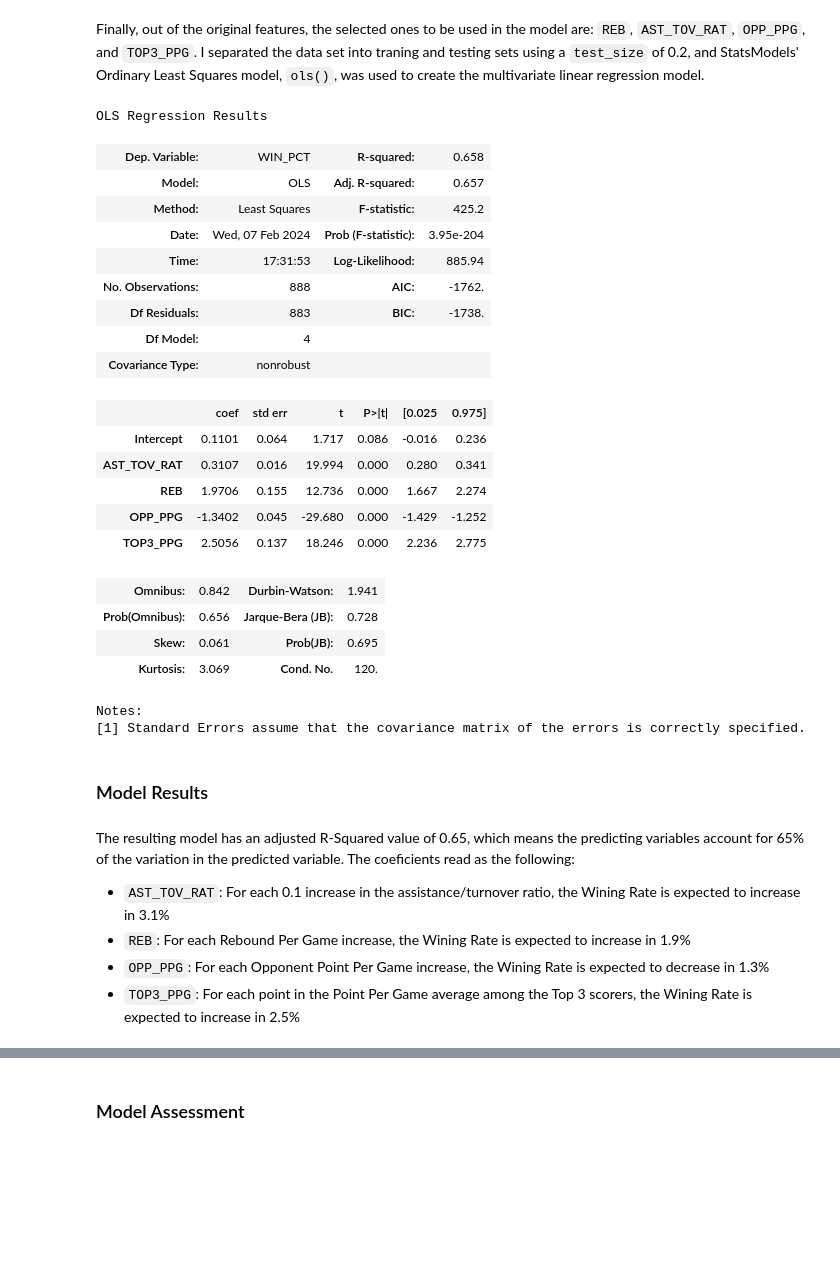
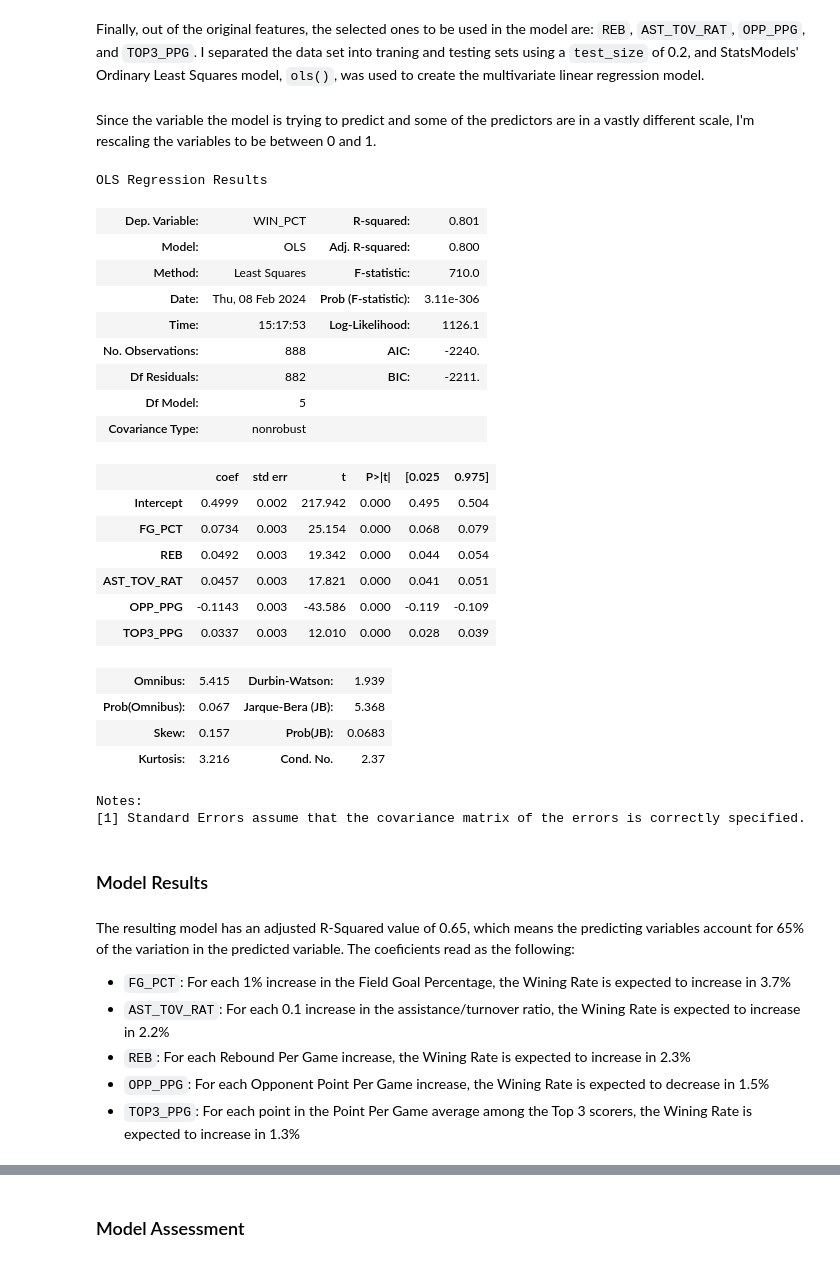
Before and after one commit to marcelcastrolima/nba_data_project, a Jupyter notebook: linear_regression_model.ipynb, the cells around one changed output, grey strips where cells are left out. Drawn from its saved outputs; the diff is of its cells as text; code cells hidden in the pictures; blank space fills up the shorter version.

```diff
--- a/linear_regression_model.ipynb
+++ b/linear_regression_model.ipynb
@@ -99,9 +102,7 @@ all_features_scaled
 Finally, out of the original features, the selected ones to be used in the model are: `REB`, `AST_TOV_RAT`, `OPP_PPG`, and `TOP3_PPG`. I separated the data set into traning and testing sets using a `test_size` of 0.2, and StatsModels' Ordinary Least Squares model, `ols()`, was used to create the multivariate linear regression model.
 # %%
 # Separate data set into the predicted and predicting varibles
-data_X = all_features_scaled[['REB','AST_TOV_RAT', 'OPP_PPG', 'TOP3_PPG']]
-data_Y = all_features_scaled['WIN_PCT']
-
-# Use train_test_split to create the training and testing sets
-X_train, X_test, y_train, y_test = train_test_split(data_X, data_Y,
-                                                    test_size = 0.2, random_state = 7)
+data_X = all_features[['FG_PCT', 'REB', 'AST_TOV_RAT', 'OPP_PPG', 'TOP3_PPG']]
+data_Y = all_features['WIN_PCT']
+# %% [markdown]
+Since the variable the model is trying to predict and some of the predictors are in a vastly different scale, I'm rescaling the variables to be between 0 and 1.
@@ -108,44 +114,56 @@ X_train, X_test, y_train, y_test = train_test_split(data_X, data_Y,
+# %%
+
+std_scaler = StandardScaler()
+X_std_scaled = pd.DataFrame(std_scaler.fit_transform(data_X))
+X_std_scaled = X_std_scaled.rename(columns={0: 'FG_PCT', 1:'REB', 2:'AST_TOV_RAT', 3:'OPP_PPG', 4:'TOP3_PPG'})
+X_std_scaled.index = data_X.index
+# %%
+# Use train_test_split to create the training and testing sets
+X_train, X_test, y_train, y_test = train_test_split(X_std_scaled, data_Y,
+                                                    test_size = 0.2, random_state = 7)
 # %%
 # Write out OLS formula as a string
-ols_formula = "WIN_PCT ~ AST_TOV_RAT + REB + OPP_PPG + TOP3_PPG"
+ols_formula = "WIN_PCT ~ FG_PCT + REB + AST_TOV_RAT + OPP_PPG + TOP3_PPG"
 
 # Create OLS dataframe
 ols_data = pd.concat([X_train, y_train], axis = 1)
 
 # Create OLS object and fit the model
 OLS = ols(formula = ols_formula, data = ols_data)
 model = OLS.fit()
 
 # Get model results
 model.summary()
 # %% [output]
 OLS Regression Results
-| Dep. Variable: | WIN_PCT | R-squared: | 0.658 |
-| Model: | OLS | Adj. R-squared: | 0.657 |
-| Method: | Least Squares | F-statistic: | 425.2 |
-| Date: | Wed, 07 Feb 2024 | Prob (F-statistic): | 3.95e-204 |
-| Time: | 17:31:53 | Log-Likelihood: | 885.94 |
-| No. Observations: | 888 | AIC: | -1762. |
-| Df Residuals: | 883 | BIC: | -1738. |
-| Df Model: | 4 |  |  |
+| Dep. Variable: | WIN_PCT | R-squared: | 0.801 |
+| Model: | OLS | Adj. R-squared: | 0.800 |
+| Method: | Least Squares | F-statistic: | 710.0 |
+| Date: | Thu, 08 Feb 2024 | Prob (F-statistic): | 3.11e-306 |
+| Time: | 15:17:53 | Log-Likelihood: | 1126.1 |
+| No. Observations: | 888 | AIC: | -2240. |
+| Df Residuals: | 882 | BIC: | -2211. |
+| Df Model: | 5 |  |  |
 | Covariance Type: | nonrobust |  |  |
 |  | coef | std err | t | P>|t| | [0.025 | 0.975] |
-| Intercept | 0.1101 | 0.064 | 1.717 | 0.086 | -0.016 | 0.236 |
-| AST_TOV_RAT | 0.3107 | 0.016 | 19.994 | 0.000 | 0.280 | 0.341 |
-| REB | 1.9706 | 0.155 | 12.736 | 0.000 | 1.667 | 2.274 |
-| OPP_PPG | -1.3402 | 0.045 | -29.680 | 0.000 | -1.429 | -1.252 |
-| TOP3_PPG | 2.5056 | 0.137 | 18.246 | 0.000 | 2.236 | 2.775 |
+| Intercept | 0.4999 | 0.002 | 217.942 | 0.000 | 0.495 | 0.504 |
+| FG_PCT | 0.0734 | 0.003 | 25.154 | 0.000 | 0.068 | 0.079 |
+| REB | 0.0492 | 0.003 | 19.342 | 0.000 | 0.044 | 0.054 |
+| AST_TOV_RAT | 0.0457 | 0.003 | 17.821 | 0.000 | 0.041 | 0.051 |
+| OPP_PPG | -0.1143 | 0.003 | -43.586 | 0.000 | -0.119 | -0.109 |
+| TOP3_PPG | 0.0337 | 0.003 | 12.010 | 0.000 | 0.028 | 0.039 |
-| Omnibus: | 0.842 | Durbin-Watson: | 1.941 |
-| Prob(Omnibus): | 0.656 | Jarque-Bera (JB): | 0.728 |
-| Skew: | 0.061 | Prob(JB): | 0.695 |
-| Kurtosis: | 3.069 | Cond. No. | 120. |
+| Omnibus: | 5.415 | Durbin-Watson: | 1.939 |
+| Prob(Omnibus): | 0.067 | Jarque-Bera (JB): | 5.368 |
+| Skew: | 0.157 | Prob(JB): | 0.0683 |
+| Kurtosis: | 3.216 | Cond. No. | 2.37 |
 Notes:
 [1] Standard Errors assume that the covariance matrix of the errors is correctly specified.
 # %% [markdown]
 ### Model Results
 # %% [markdown]
 The resulting model has an adjusted R-Squared value of 0.65, which means the predicting variables account for 65% of the variation in the predicted variable. The coeficients read as the following:
-- `AST_TOV_RAT`: For each 0.1 increase in the assistance/turnover ratio, the Wining Rate is expected to increase in 3.1%
-- `REB`: For each Rebound Per Game increase, the Wining Rate is expected to increase in 1.9%
-- `OPP_PPG`: For each Opponent Point Per Game increase, the Wining Rate is expected to decrease in 1.3%
-- `TOP3_PPG`: For each point in the Point Per Game average among the Top 3 scorers, the Wining Rate is expected to increase in 2.5%
+- `FG_PCT`: For each 1% increase in the Field Goal Percentage, the Wining Rate is expected to increase in 3.7%
+- `AST_TOV_RAT`: For each 0.1 increase in the assistance/turnover ratio, the Wining Rate is expected to increase in 2.2%
+- `REB`: For each Rebound Per Game increase, the Wining Rate is expected to increase in 2.3%
+- `OPP_PPG`: For each Opponent Point Per Game increase, the Wining Rate is expected to decrease in 1.5%
+- `TOP3_PPG`: For each point in the Point Per Game average among the Top 3 scorers, the Wining Rate is expected to increase in 1.3%
```
Also changed, not shown: parts of 18 cells of this notebook.
